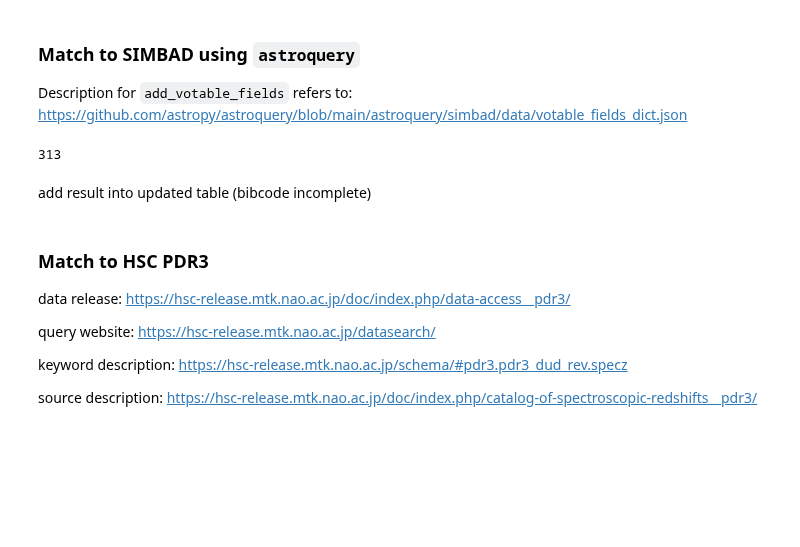
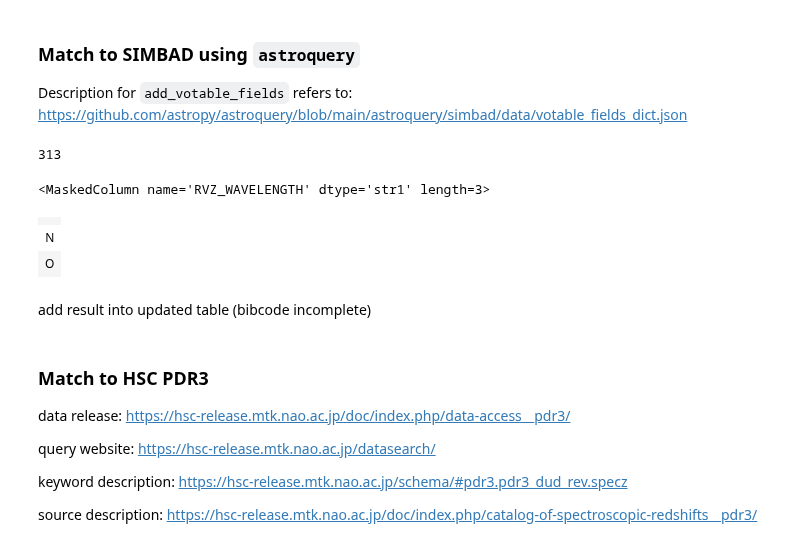
Before and after one commit to Chisen-Lupus/dwarf_agn_cosmos, a Jupyter notebook: hsc-ssp_specz.ipynb, the cells around one changed output. Cells and saved outputs as stored; diff of their text form; code cells hidden in the pictures; blank space fills up the shorter version.

```diff
--- a/hsc-ssp_specz.ipynb
+++ b/hsc-ssp_specz.ipynb
@@ -115,6 +115,13 @@ mask_spec_simbad = (result_table['RVZ_WAVELENGTH']=='O') & (result_table['RVZ_QU
 result_table.write('result_table.txt', format='csv', overwrite=True)
 # %% [output]
 313
+# %%
+np.unique(result_table['RVZ_WAVELENGTH'])
+# %% [output]
+<MaskedColumn name='RVZ_WAVELENGTH' dtype='str1' length=3>
+|  |
+| N |
+| O |
 # %% [markdown]
 add result into updated table (bibcode incomplete)
 # %%
```
Also changed, not shown: parts of 8 cells of this notebook.
